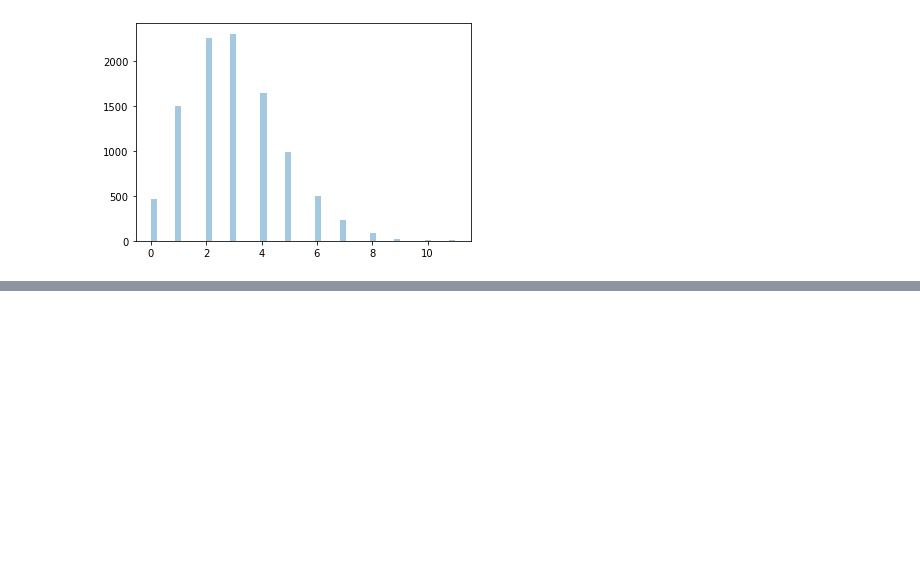
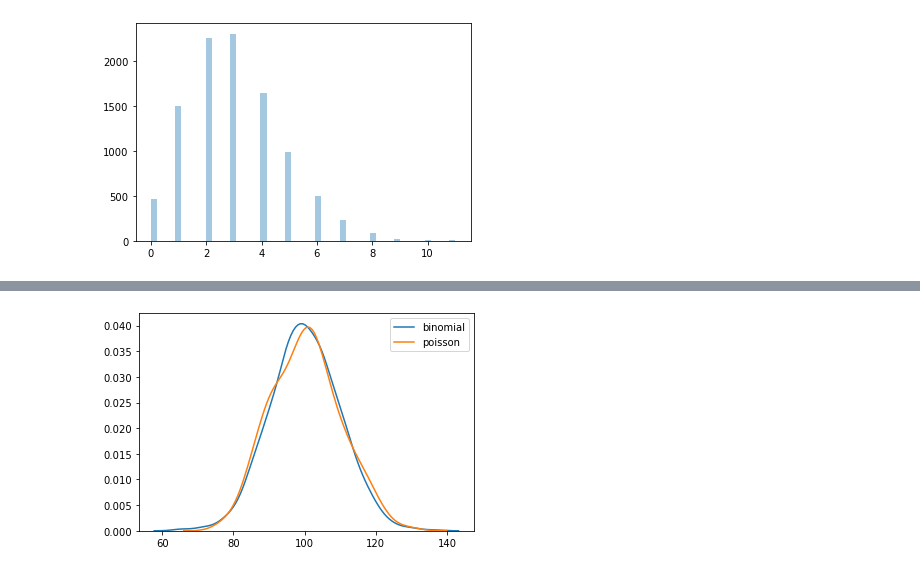
Before and after one commit to SharonNicG/52465-Assignment, a Jupyter notebook: NumPy-Random Assignment.ipynb, the cells around one changed output, grey strips where cells are left out. Saved outputs shown, nothing was run; the diff lists cells and outputs as text; code cells hidden in the pictures; blank space fills up the shorter version.

```diff
--- a/NumPy-Random Assignment.ipynb
+++ b/NumPy-Random Assignment.ipynb
@@ -460,0 +478,7 @@ We can see that the probability peaks at 3
+# %%
+sns.distplot(np.random.binomial(n=10000, p=0.01, size=1000), hist=False, kde=True, label='binomial')
+sns.distplot(np.random.poisson(lam=100, size=1000), hist=False, kde=True, label='poisson')
+
+plt.show()
+# %% [output]
+[figure, added]
```
Also changed, not shown: parts of 9 cells of this notebook.
